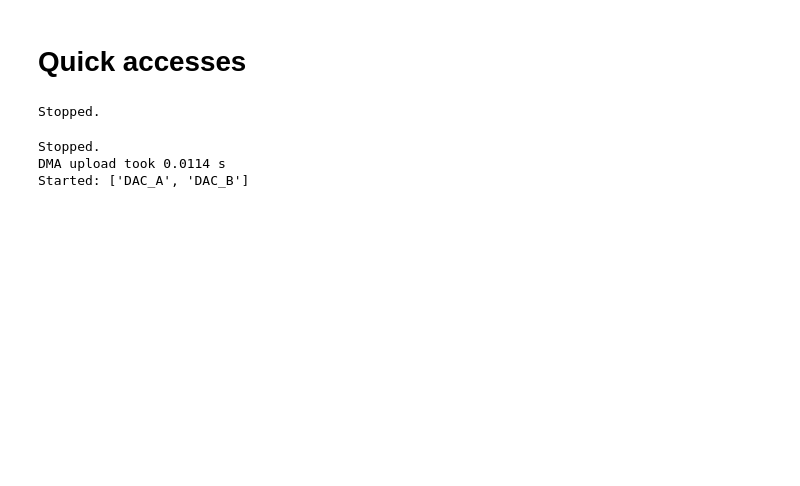
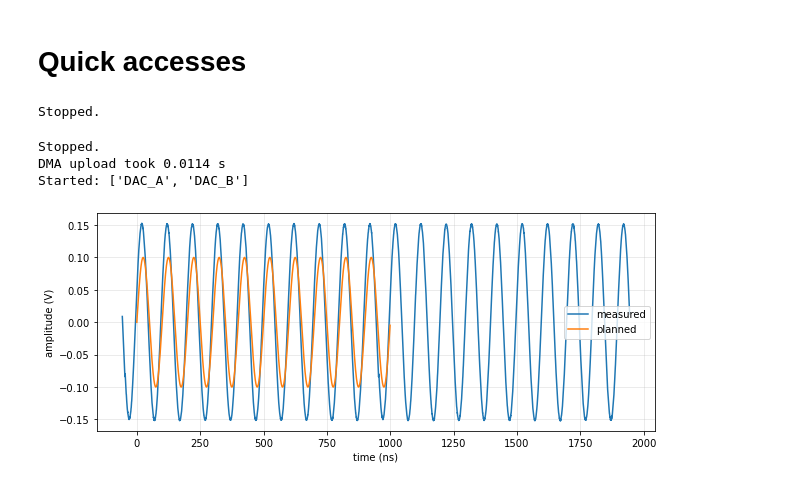
Before and after one commit to CAQS-RQC/AWG-MultiChannel-RFSoC, a Jupyter notebook: DAC_ADC_RT/adc_scope.ipynb, the cells around one changed output. Drawn from its saved outputs; the diff is of its cells as text; code cells hidden in the pictures; blank space fills up the shorter version.

```diff
--- a/DAC_ADC_RT/adc_scope.ipynb
+++ b/DAC_ADC_RT/adc_scope.ipynb
@@ -100,3 +101,14 @@ awg.play()       # = stop -> upload -> start
 Stopped.
 DMA upload took 0.0114 s
 Started: ['DAC_A', 'DAC_B']
+# %%
+plt.figure(figsize=(10, 4))
+plt.plot(t, y, label="measured")
+plt.plot(awg.t * 1e9, sine10M, label="planned")   # awg.t is in seconds -> ns
+plt.xlabel("time (ns)")
+plt.ylabel("amplitude (V)")
+plt.legend()
+plt.grid(alpha=.3)
+plt.show()
+# %% [output]
+[figure, added]
```
Also changed, not shown: parts of 4 cells of this notebook.
